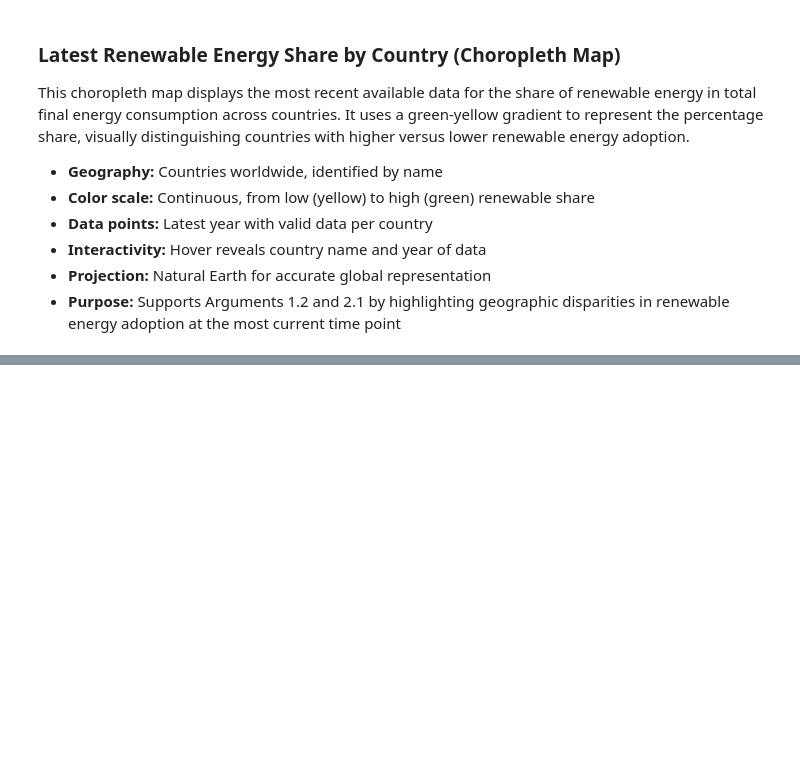
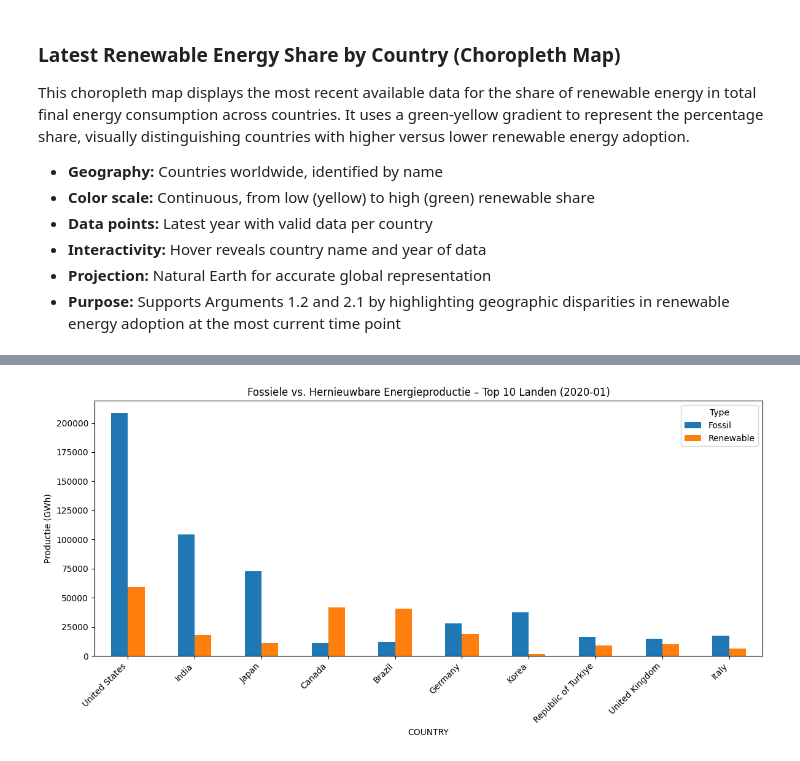
Before and after one commit to leosabatiny/InfoVis, a Jupyter notebook: _build/jupyter_execute/docs/home.ipynb, the cells around one changed output, grey strips where cells are left out. Saved outputs shown, nothing was run; the diff lists cells and outputs as text; code cells hidden in the pictures; blank space fills up the shorter version.

```diff
--- a/_build/jupyter_execute/docs/home.ipynb
+++ b/_build/jupyter_execute/docs/home.ipynb
@@ -312,0 +443,47 @@ fig.show()
+# %%
+import pandas as pd
+import matplotlib.pyplot as plt
+
+# Dataset inladen
+monthly_df = pd.read_csv("data.csv")
+
+# ❌ Lijst met niet-landen uitsluiten
+exclude_entities = [
+    'World', 'Africa', 'Asia', 'Europe', 'North America', 'South America',
+    'European Union (27)', 'European Union (28)', 'OECD', 'Non-OECD',
+    'Non-OECD Asia', 'Non-OECD Europe and Eurasia', 'Middle East', 'Eurasia',
+    'Other Asia Pacific', 'Central & South America', 'IEA Net Zero by 2050 scenario',
+    'IEA Total', 'IEA Europe', 'IEA Americas', 'IEA Asia Oceania',
+    'OECD Total', 'OECD Americas', 'OECD Europe', 'OECD Asia Oceania'
+]
+
+# 📅 Filter op jaar + maand
+year = 2020
+month = 1
+df = monthly_df[(monthly_df['YEAR'] == year) & (monthly_df['MONTH'] == month)].copy()
+
+# 🔌 Alleen gewenste producten
+df = df[df['PRODUCT'].isin(['Total combustible fuels', 'Solar', 'Wind', 'Hydro'])]
+
+# 🧹 Verwijder niet-landen
+df = df[~df['COUNTRY'].isin(exclude_entities)]
+
+# 🌱 Label 'Fossil' of 'Renewable'
+df['Type'] = df['PRODUCT'].apply(lambda x: 'Fossil' if x == 'Total combustible fuels' else 'Renewable')
+
+# 📊 Groepeer per land/type
+agg = df.groupby(['COUNTRY', 'Type'])['VALUE'].sum().unstack().fillna(0)
+
+# 🔝 Top 10 landen met hoogste totale productie
+top_countries = agg.sum(axis=1).sort_values(ascending=False).head(10)
+top_agg = agg.loc[top_countries.index]
+
+# 📈 Plot de bar chart
+top_agg.plot(kind='bar', figsize=(12, 6), stacked=False)
+plt.title(f"Fossiele vs. Hernieuwbare Energieproductie – Top 10 Landen ({year}-{month:02})")
+plt.ylabel("Productie (GWh)")
+plt.xticks(rotation=45, ha='right')
+plt.tight_layout()
+plt.show()
+# %% [output]
+[figure, added]
```
Also changed, not shown: parts of 18 cells of this notebook, 10 other files.
